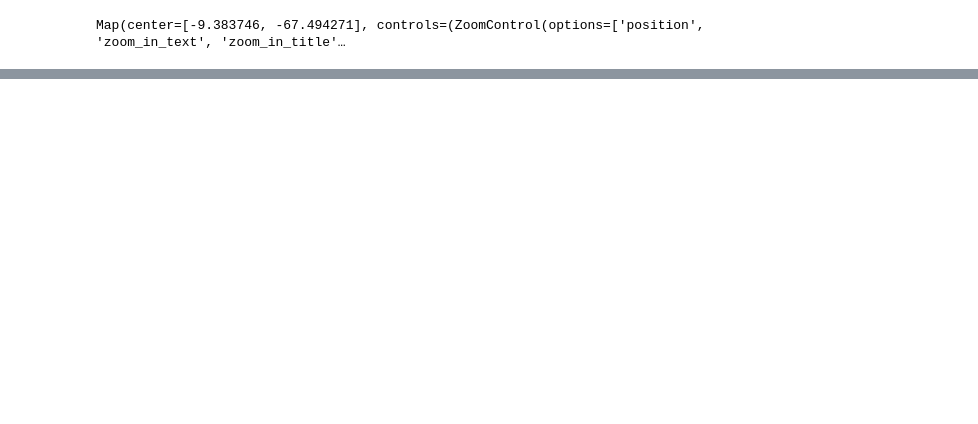
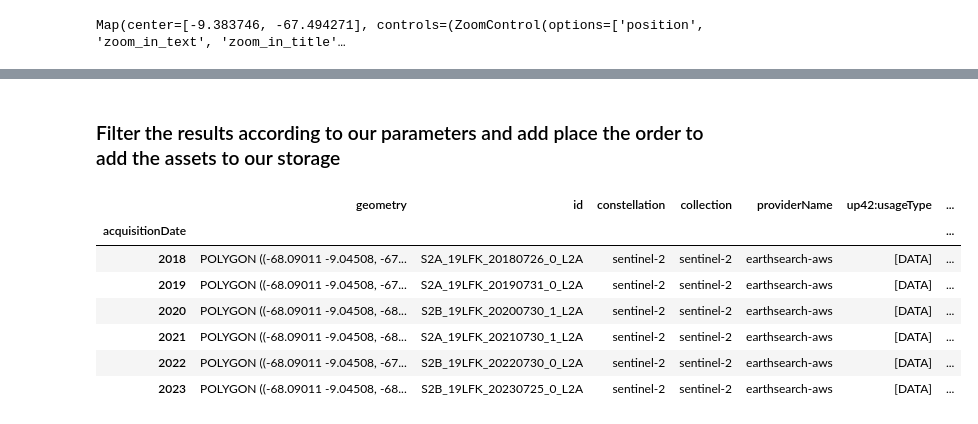
Before and after one commit to wang4918/UP42, a Jupyter notebook: ndvi_monitoring.ipynb, the cells around one changed output, grey strips where cells are left out. Saved outputs shown, nothing was run; the diff lists cells and outputs as text; code cells hidden in the pictures; blank space fills up the shorter version.

```diff
--- a/ndvi_monitoring.ipynb
+++ b/ndvi_monitoring.ipynb
@@ -47,0 +149,25 @@ with open('amazonas_aoi.geojson', 'w') as f:
+# %% [markdown]
+### Filter the results according to our parameters and add place the order to add the assets to our storage
+# %%
+import pandas as pd
+
+# Make sure the acquisition date is in pandas datetime format for easier filtering
+search_results['acquisitionDate'] = pd.to_datetime(search_results['acquisitionDate'])
+
+# Filter for July data between the dates of 25th and 31st
+july_data = search_results[(search_results['acquisitionDate'].dt.month == 7) & (search_results['acquisitionDate'].dt.day >= 25) & (search_results['acquisitionDate'].dt.day <= 31)]
+
+# Since we only need one scene each year we can just take the first record as the cloud coverage is all minimal
+first_record_each_year = july_data.groupby(july_data['acquisitionDate'].dt.year).first()
+
+#Display the results of our scenes of interest
+first_record_each_year
+# %% [output]
+|  | geometry | id | constellation | collection | providerName | up42:usageType | ... |
+| acquisitionDate |  |  |  |  |  |  | ... |
+| 2018 | POLYGON ((-68.09011 -9.04508, -67... | S2A_19LFK_20180726_0_L2A | sentinel-2 | sentinel-2 | earthsearch-aws | [DATA] | ... |
+| 2019 | POLYGON ((-68.09011 -9.04508, -67... | S2A_19LFK_20190731_0_L2A | sentinel-2 | sentinel-2 | earthsearch-aws | [DATA] | ... |
+| 2020 | POLYGON ((-68.09011 -9.04508, -68... | S2B_19LFK_20200730_1_L2A | sentinel-2 | sentinel-2 | earthsearch-aws | [DATA] | ... |
+| 2021 | POLYGON ((-68.09011 -9.04508, -68... | S2A_19LFK_20210730_1_L2A | sentinel-2 | sentinel-2 | earthsearch-aws | [DATA] | ... |
+| 2022 | POLYGON ((-68.09011 -9.04508, -67... | S2B_19LFK_20220730_0_L2A | sentinel-2 | sentinel-2 | earthsearch-aws | [DATA] | ... |
+| 2023 | POLYGON ((-68.09011 -9.04508, -68... | S2B_19LFK_20230725_0_L2A | sentinel-2 | sentinel-2 | earthsearch-aws | [DATA] | ... |
```
Also changed, not shown: parts of 19 cells of this notebook.
